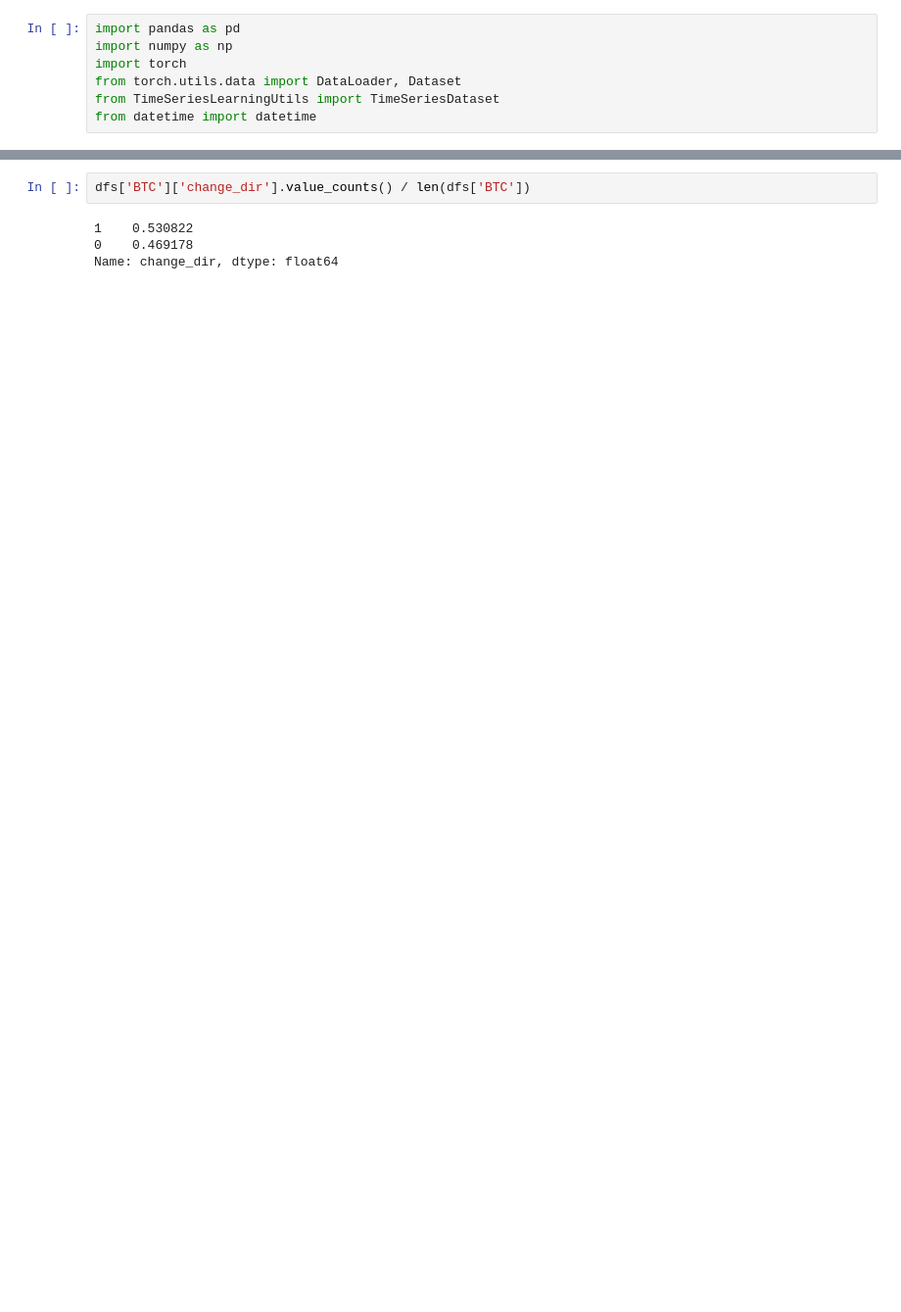
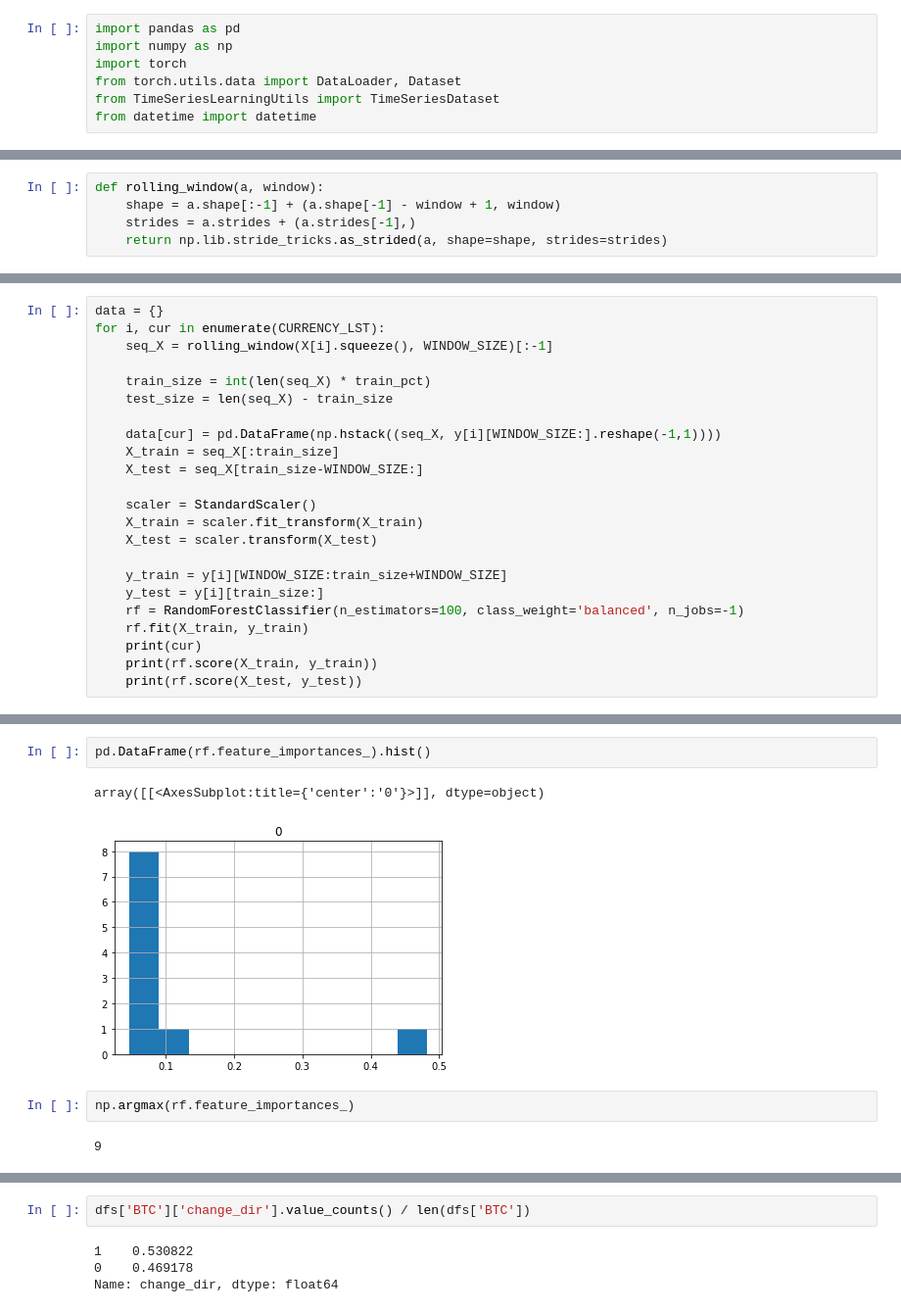
Before and after one commit to aysenurk/multi_task_price_change_prediction, a Jupyter notebook: notebooks/02_fc_data_preparation.ipynb, the cells around one changed output, grey strips where cells are left out. Shown at 98% size. Drawn from its saved outputs; the diff is of its cells as text; blank space fills up the shorter version.

```diff
--- a/notebooks/02_fc_data_preparation.ipynb
+++ b/notebooks/02_fc_data_preparation.ipynb
@@ -122,0 +241,5 @@ X, y, features, dfs = get_data(currency_list= CURRENCY_LST,
+# %%
+def rolling_window(a, window):
+    shape = a.shape[:-1] + (a.shape[-1] - window + 1, window)
+    strides = a.strides + (a.strides[-1],)
+    return np.lib.stride_tricks.as_strided(a, shape=shape, strides=strides)
@@ -122,0 +333,23 @@ X, y, features, dfs = get_data(currency_list= CURRENCY_LST,
+# %%
+data = {}
+for i, cur in enumerate(CURRENCY_LST):
+    seq_X = rolling_window(X[i].squeeze(), WINDOW_SIZE)[:-1]
+
+    train_size = int(len(seq_X) * train_pct)
+    test_size = len(seq_X) - train_size
+
+    data[cur] = pd.DataFrame(np.hstack((seq_X, y[i][WINDOW_SIZE:].reshape(-1,1))))
+    X_train = seq_X[:train_size]
+    X_test = seq_X[train_size-WINDOW_SIZE:]
+
+    scaler = StandardScaler()
+    X_train = scaler.fit_transform(X_train)
+    X_test = scaler.transform(X_test)
+
+    y_train = y[i][WINDOW_SIZE:train_size+WINDOW_SIZE]
+    y_test = y[i][train_size:]
+    rf = RandomForestClassifier(n_estimators=100, class_weight='balanced', n_jobs=-1)
+    rf.fit(X_train, y_train)
+    print(cur)
+    print(rf.score(X_train, y_train))
+    print(rf.score(X_test, y_test))
@@ -122,0 +372,9 @@ X, y, features, dfs = get_data(currency_list= CURRENCY_LST,
+# %%
+pd.DataFrame(rf.feature_importances_).hist()
+# %% [output]
+array([[<AxesSubplot:title={'center':'0'}>]], dtype=object)
+[figure, added]
+# %%
+np.argmax(rf.feature_importances_)
+# %% [output]
+9
```
Also changed, not shown: parts of 30 cells of this notebook.
